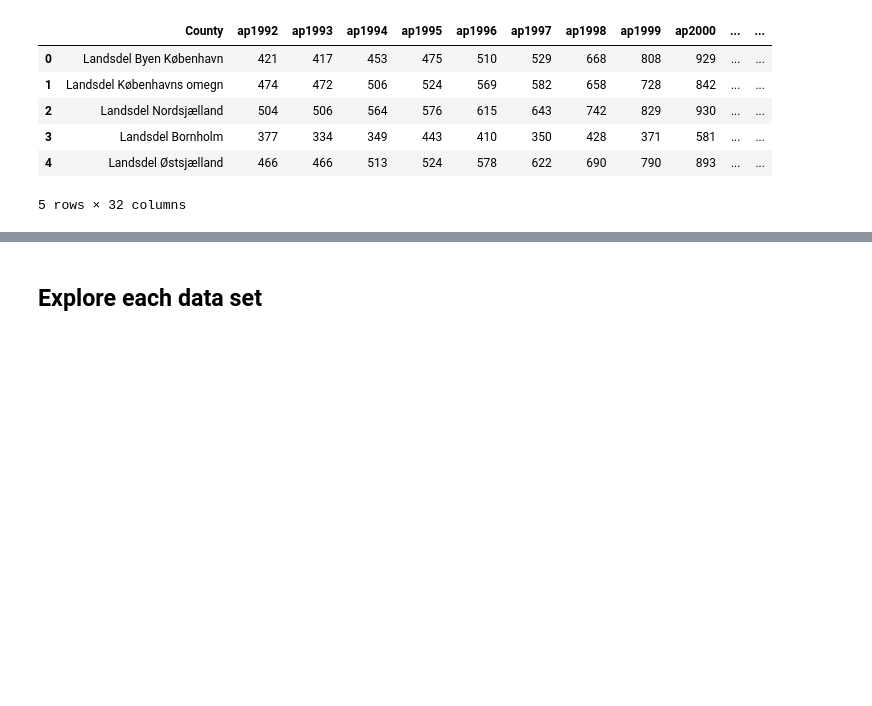
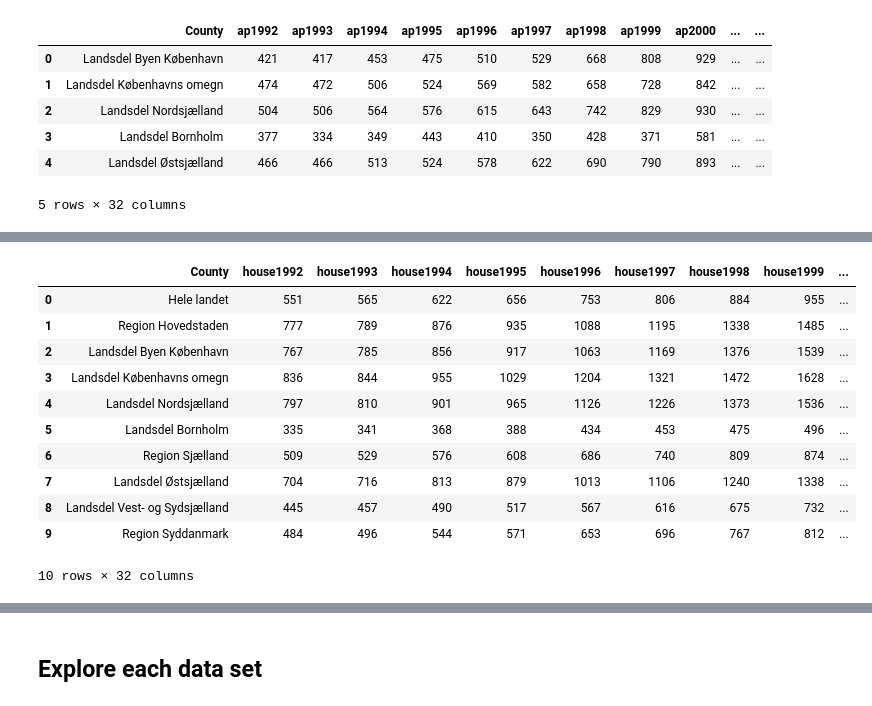
Before and after one commit to NumEconCopenhagen/projects-2023-jps, a Jupyter notebook: dataproject/dataproject.ipynb, the cells around one changed output, grey strips where cells are left out. Cells and saved outputs as stored; diff of their text form; code cells hidden in the pictures; blank space fills up the shorter version.

```diff
--- a/dataproject/dataproject.ipynb
+++ b/dataproject/dataproject.ipynb
@@ -264,0 +266,4 @@ ap.head(10)
+# %%
+# Loading the Data from statistikbanken
+filename2 = 'Familiehuse.xlsx'
+pd.read_excel(filename2).head(5)
@@ -264,0 +278,4 @@ ap.head(10)
+# %%
+# Now we are dropping rows
+house = pd.read_excel(filename2, skiprows=2)
+house.head(5)
@@ -264,0 +302,21 @@ ap.head(10)
+# %%
+# Now we rename the variable 'Unnamed: 3'
+house.rename(columns = {'Unnamed: 3':'County'},inplace=True)
+col_dict = {}
+for i in range(1992, 2022+1): # range goes from 2008 to but not including 2018
+    col_dict[str(i)] = f'house{i}'
+house.rename(columns = col_dict, inplace=True)
+house.head(10)
+# %% [output]
+|  | County | house1992 | house1993 | house1994 | house1995 | house1996 | house1997 | house1998 | house1999 | ... |
+| 0 | Hele landet | 551 | 565 | 622 | 656 | 753 | 806 | 884 | 955 | ... |
+| 1 | Region Hovedstaden | 777 | 789 | 876 | 935 | 1088 | 1195 | 1338 | 1485 | ... |
+| 2 | Landsdel Byen København | 767 | 785 | 856 | 917 | 1063 | 1169 | 1376 | 1539 | ... |
+| 3 | Landsdel Københavns omegn | 836 | 844 | 955 | 1029 | 1204 | 1321 | 1472 | 1628 | ... |
+| 4 | Landsdel Nordsjælland | 797 | 810 | 901 | 965 | 1126 | 1226 | 1373 | 1536 | ... |
+| 5 | Landsdel Bornholm | 335 | 341 | 368 | 388 | 434 | 453 | 475 | 496 | ... |
+| 6 | Region Sjælland | 509 | 529 | 576 | 608 | 686 | 740 | 809 | 874 | ... |
+| 7 | Landsdel Østsjælland | 704 | 716 | 813 | 879 | 1013 | 1106 | 1240 | 1338 | ... |
+| 8 | Landsdel Vest- og Sydsjælland | 445 | 457 | 490 | 517 | 567 | 616 | 675 | 732 | ... |
+| 9 | Region Syddanmark | 484 | 496 | 544 | 571 | 653 | 696 | 767 | 812 | ... |
+10 rows × 32 columns
```
Also changed, not shown: parts of 14 cells of this notebook.
